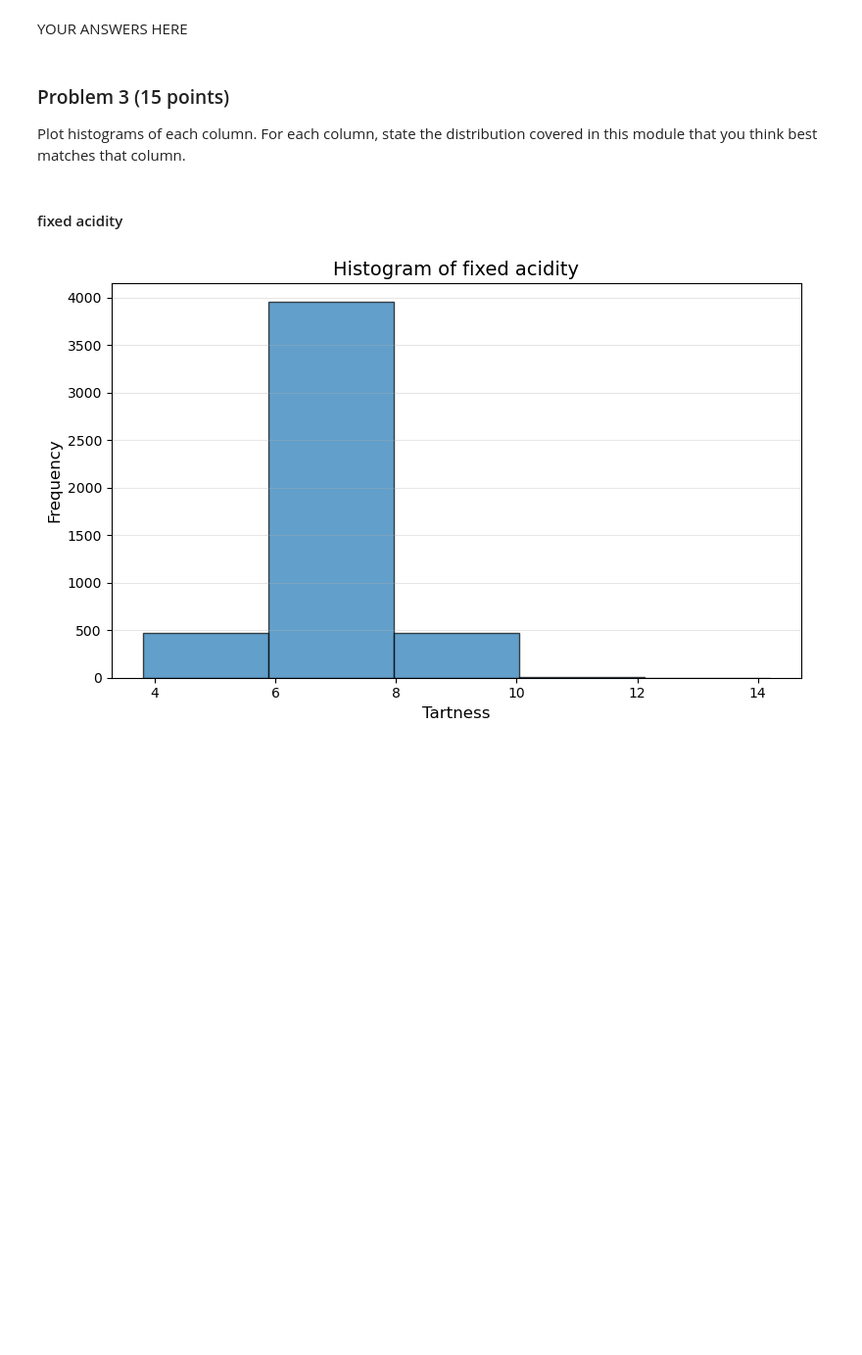
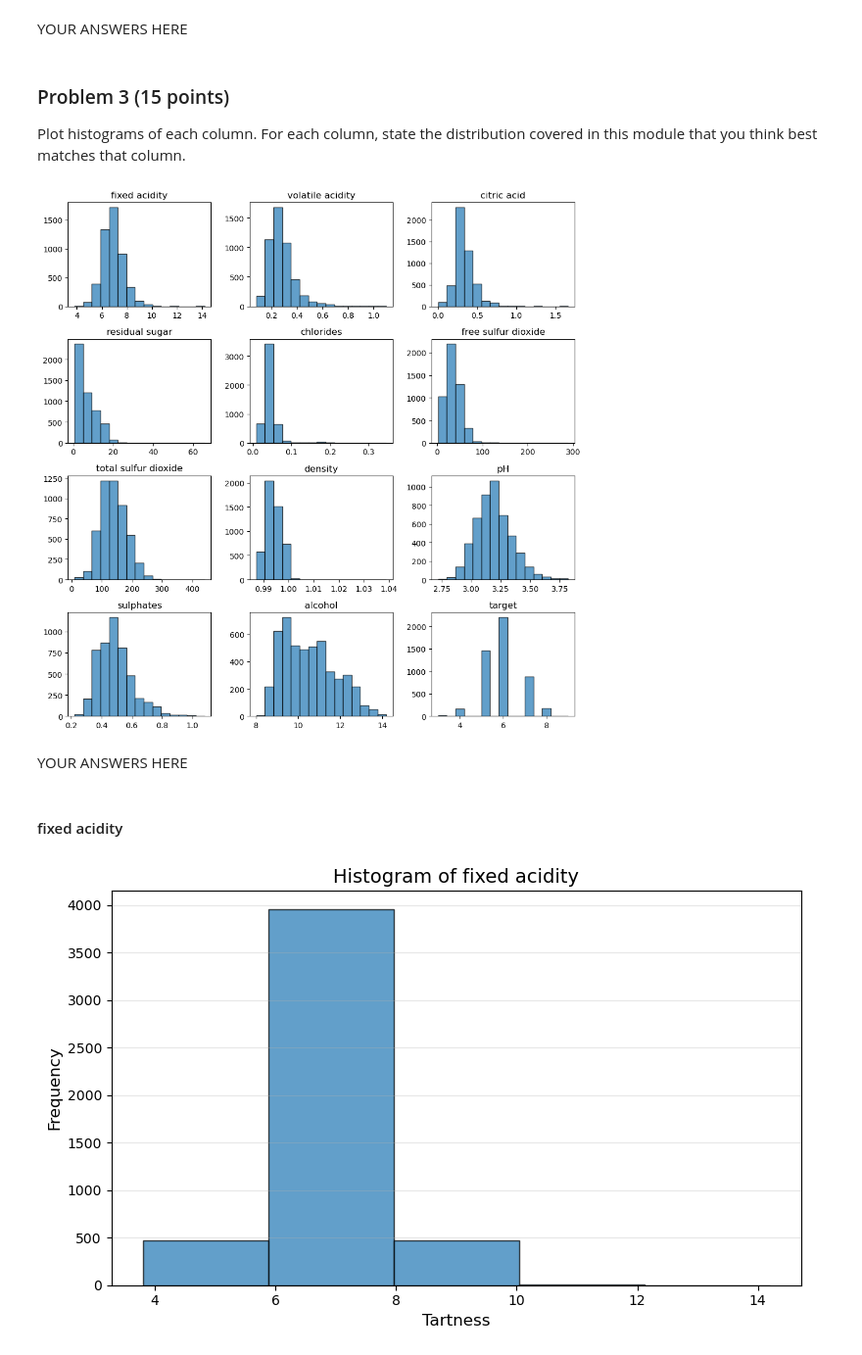
Before and after one commit to tzucker02/dx601-final-project, a Jupyter notebook: project.ipynb, the cells around one changed output. Shown at 98% size. Drawn from its saved outputs; the diff is of its cells as text; code cells hidden in the pictures; blank space fills up the shorter version.

```diff
--- a/project.ipynb
+++ b/project.ipynb
@@ -172,6 +172,15 @@ YOUR ANSWERS HERE
 
 Plot histograms of each column.
 For each column, state the distribution covered in this module that you think best matches that column.
+# %%
+# YOUR CODE HERE
+df.hist(bins=15, grid=False, edgecolor='black', alpha=0.7, figsize=(10,10))
+plt.tight_layout()
+plt.show()
+# %% [output]
+[figure, added]
+# %% [markdown]
+YOUR ANSWERS HERE
 # %% [markdown]
 #### fixed acidity
 # %%
```
Also changed, not shown: parts of 8 cells of this notebook.
